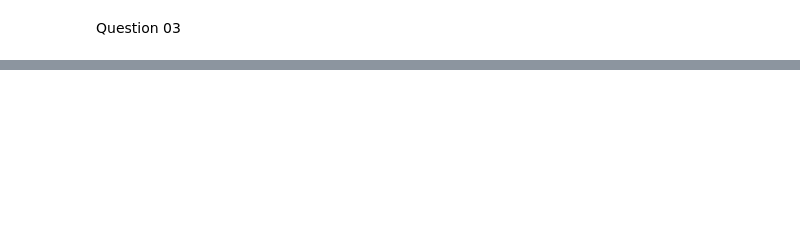
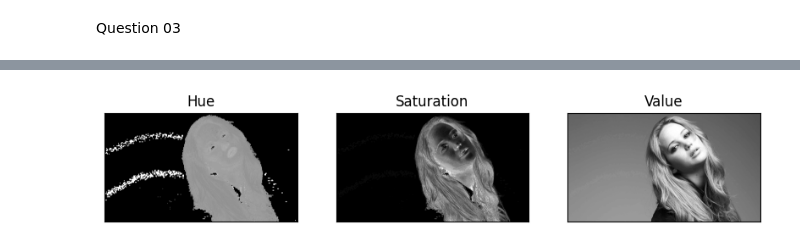
Before and after one commit to ChehalJayasuriya/EN3160_200262G, a Jupyter notebook: ass1_200262G.ipynb, the cells around one changed output, grey strips where cells are left out. Drawn from its saved outputs; the diff is of its cells as text; code cells hidden in the pictures; blank space fills up the shorter version.

Commit message:
updated until question 7

```diff
--- a/ass1_200262G.ipynb
+++ b/ass1_200262G.ipynb
@@ -215,0 +402,83 @@ Question 03
+# %%
+import cv2 as cv
+import numpy as np
+import matplotlib.pyplot as plt
+
+# --------------------Question 06(a)--------------------
+img = cv.imread('images/jeniffer.jpg', cv.IMREAD_COLOR)
+img = cv.cvtColor(img, cv.COLOR_BGR2RGB)
+# split image into hsv plane
+hsv = cv.cvtColor(img, cv.COLOR_BGR2HSV)
+h, s, v = cv.split(hsv)
+# plot the below images in a 1x3 grid
+fig, axarr = plt.subplots(1, 3)
+axarr[0].imshow(h, cmap='gray')
+axarr[0].title.set_text('Hue')
+axarr[1].imshow(s, cmap='gray')
+axarr[1].title.set_text('Saturation')
+axarr[2].imshow(v, cmap='gray')
+axarr[2].title.set_text('Value')
+# remove axis ticks and labels
+for i in range(3):
+    axarr[i].set_xticks([]), axarr[i].set_yticks([])
+plt.show()
+# plt.imshow(h, cmap='gray')
+# plt.imshow(s, cmap='gray')
+# plt.imshow(v, cmap='gray')
+
+# --------------------Question 06(b)--------------------
+# apply a threshold value to the saturation plane
+ret, thresh = cv.threshold(s, 0, 255, cv.THRESH_BINARY + cv.THRESH_OTSU) # Otsu's thresholding
+# plot the below images in a 1x2 grid
+fig, axarr = plt.subplots(1, 2)
+axarr[0].imshow(s, cmap='gray')
+axarr[0].title.set_text('Saturation')
+axarr[1].imshow(thresh, cmap='gray')
+axarr[1].title.set_text('Thresholded')
+# remove axis ticks and labels
+for i in range(2):
+    axarr[i].set_xticks([]), axarr[i].set_yticks([])
+plt.show()
+
+# --------------------Question 06(c)--------------------
+# obtaining a forground and compute the histogram
+fg = cv.bitwise_and(img, img, mask=thresh)
+fg = cv.cvtColor(fg, cv.COLOR_BGR2RGB)
+# plot the below images in a 1x2 grid
+fig, axarr = plt.subplots(1, 2)
+axarr[0].imshow(img)
+axarr[0].title.set_text('Original')
+axarr[1].imshow(fg)
+axarr[1].title.set_text('Foreground')
+# remove axis ticks and labels
+for i in range(2):
+    axarr[i].set_xticks([]), axarr[i].set_yticks([])
+plt.show()
+
+hist, bins = np.histogram(fg.ravel(), 256, [0, 256])
+# plot the histogram
+plt.plot(hist)
+plt.title('Histogram of the Foreground')
+plt.show()
+
+# --------------------Question 06(d)--------------------
+# cumulative sum of the histogram using np.cumsum()
+cdf = np.cumsum(hist)
+
+# --------------------Question 06(e)--------------------
+hist, bins = np.histogram(img.ravel(), 256, [0, 256])
+cdf = hist.cumsum()
+cdf_normalized = cdf * hist.max() / cdf.max()
+plt.plot(cdf_normalized, color='b')
+plt.hist(img.flatten(), 256, [0, 256], color='r')
+plt.xlim([0, 256])
+plt.legend(('cdf', 'histogram'), loc='upper left')
+plt.title('Histogram of the Original Image')
+plt.show()
+
+equ = cv.equalizeHist(img)
+hist, bins = np.histogram(equ.ravel(), 256, [0, 256])
+cdf = hist.cumsum()
+cdf_normalized = cdf * hist.max() / cdf.max()
+# %% [output]
+[figure, added]
```
Also changed, not shown: parts of 12 cells of this notebook, 24 other files.
